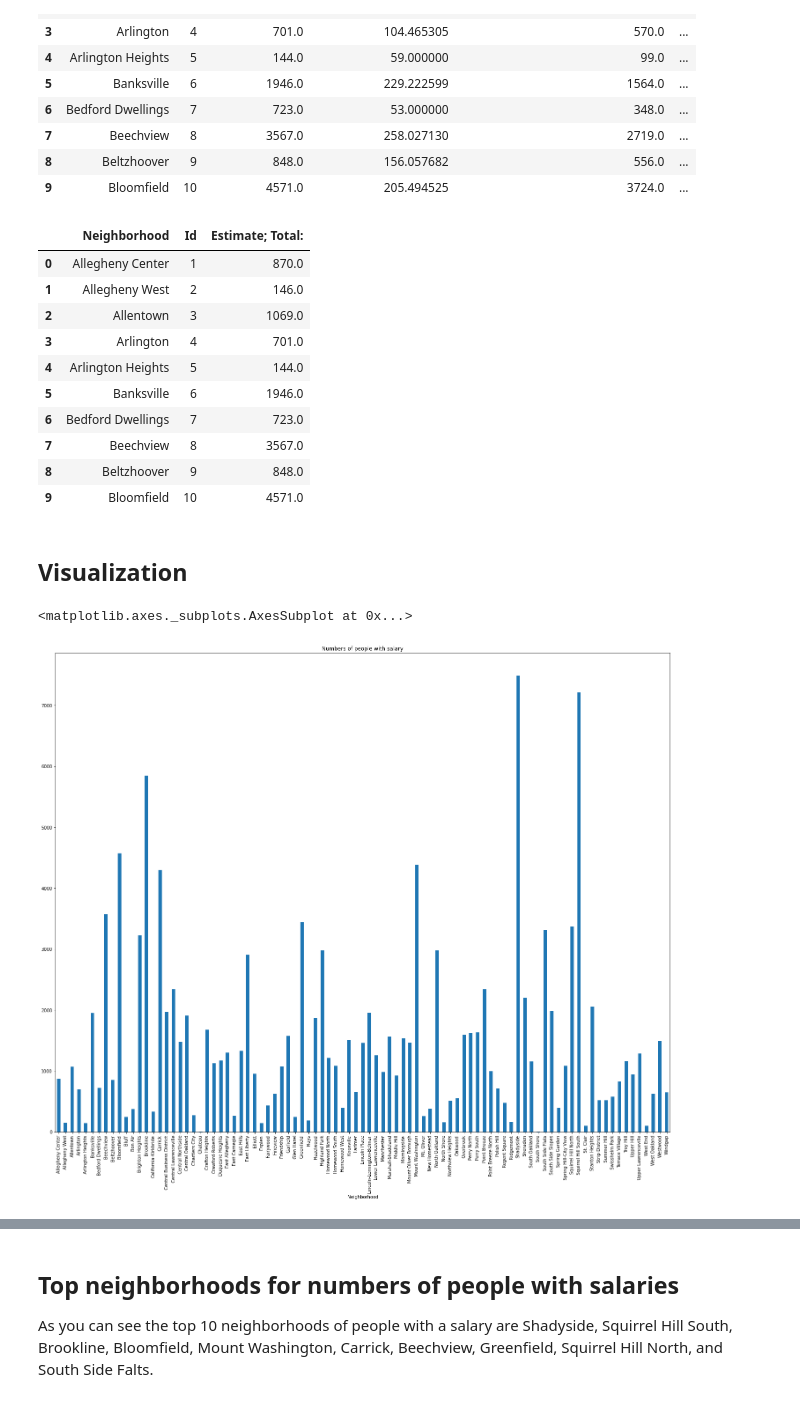
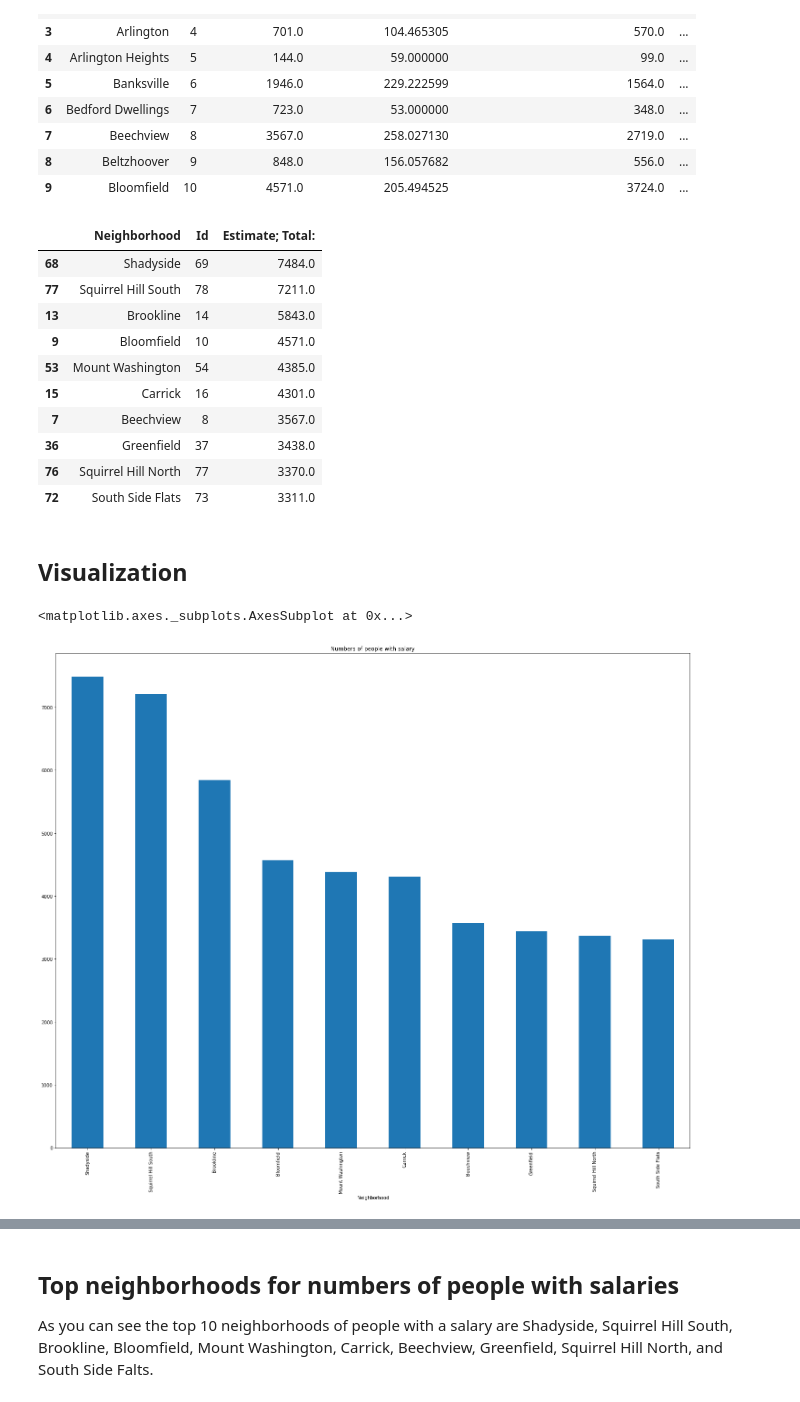
Before and after one commit to wex59/Final-Project, a Jupyter notebook: wex59.ipynb, the cells around one changed output, grey strips where cells are left out. Saved outputs shown, nothing was run; the diff lists cells and outputs as text; code cells hidden in the pictures.

```diff
--- a/wex59.ipynb
+++ b/wex59.ipynb
@@ -25,26 +25,29 @@ salary.head(10)
 # %%
 #shows only the neighborhood name and the total number of people
 salary = salary.iloc[0:, 0:3]
-salary.head(10)
+#show the neighborhood with the larget number of people with salary
+salary.nlargest(10, 'Estimate; Total:',keep='first')
 # %% [output]
 |  | Neighborhood | Id | Estimate; Total: |
-| 0 | Allegheny Center | 1 | 870.0 |
-| 1 | Allegheny West | 2 | 146.0 |
-| 2 | Allentown | 3 | 1069.0 |
-| 3 | Arlington | 4 | 701.0 |
-| 4 | Arlington Heights | 5 | 144.0 |
-| 5 | Banksville | 6 | 1946.0 |
-| 6 | Bedford Dwellings | 7 | 723.0 |
+| 68 | Shadyside | 69 | 7484.0 |
+| 77 | Squirrel Hill South | 78 | 7211.0 |
+| 13 | Brookline | 14 | 5843.0 |
+| 9 | Bloomfield | 10 | 4571.0 |
+| 53 | Mount Washington | 54 | 4385.0 |
+| 15 | Carrick | 16 | 4301.0 |
 | 7 | Beechview | 8 | 3567.0 |
-| 8 | Beltzhoover | 9 | 848.0 |
-| 9 | Bloomfield | 10 | 4571.0 |
+| 36 | Greenfield | 37 | 3438.0 |
+| 76 | Squirrel Hill North | 77 | 3370.0 |
+| 72 | South Side Flats | 73 | 3311.0 |
 # %% [markdown]
 ## Visualization
 # %%
+# show only the top 10 neighborhood
+salary1 = salary.nlargest(10, 'Estimate; Total:',keep='first')
 # make the index to neighborhood names
-salary = salary.set_index('Neighborhood')
+salary1 = salary1.set_index('Neighborhood')
 # create a bar visualization
-salary['Estimate; Total:'].plot(kind="bar", title=("Numbers of people with salary"), figsize=(25,20))
+salary1['Estimate; Total:'].plot(kind="bar", title=("Numbers of people with salary"), figsize=(25,20))
 # %% [output]
 <matplotlib.axes._subplots.AxesSubplot at 0x...>
-[figure, old version]
+[figure, new version]
```
Also changed, not shown: parts of 7 cells of this notebook, 7 other files.
